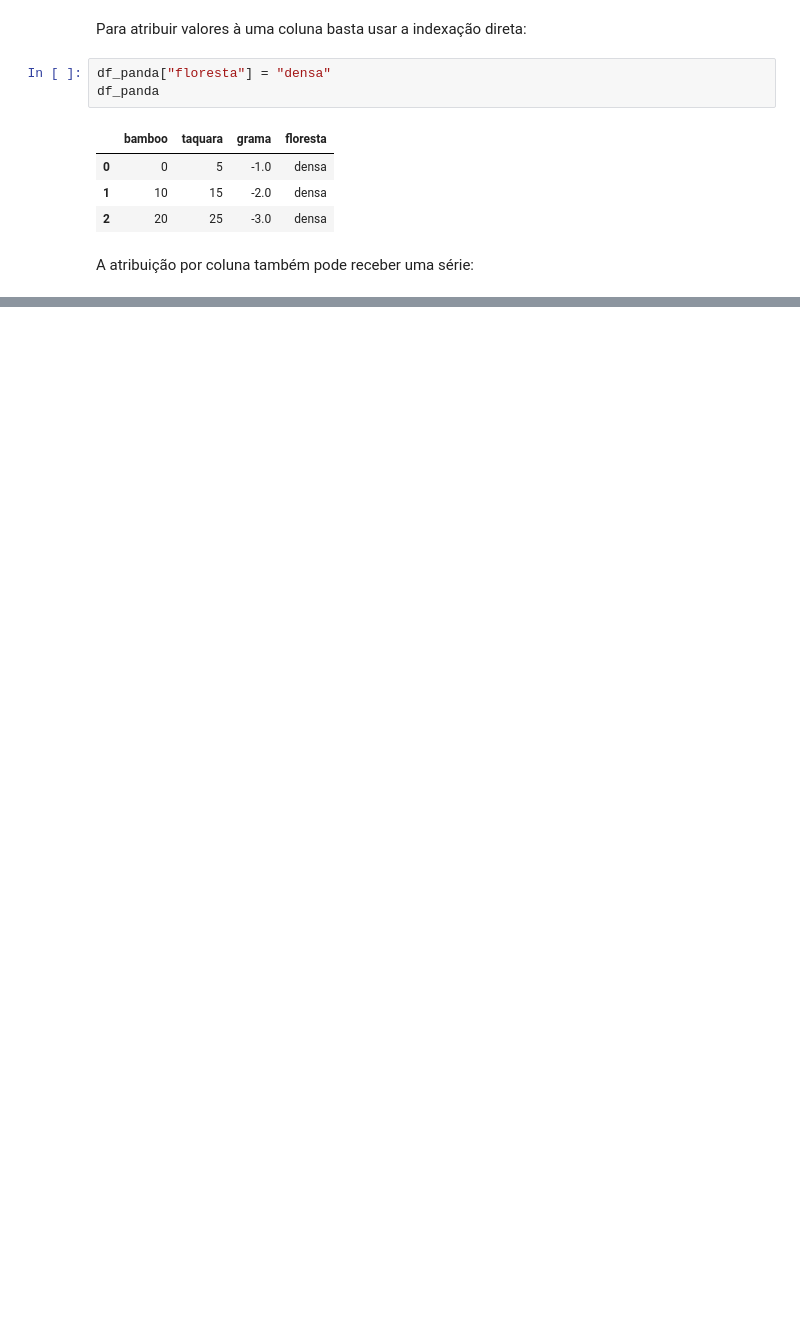
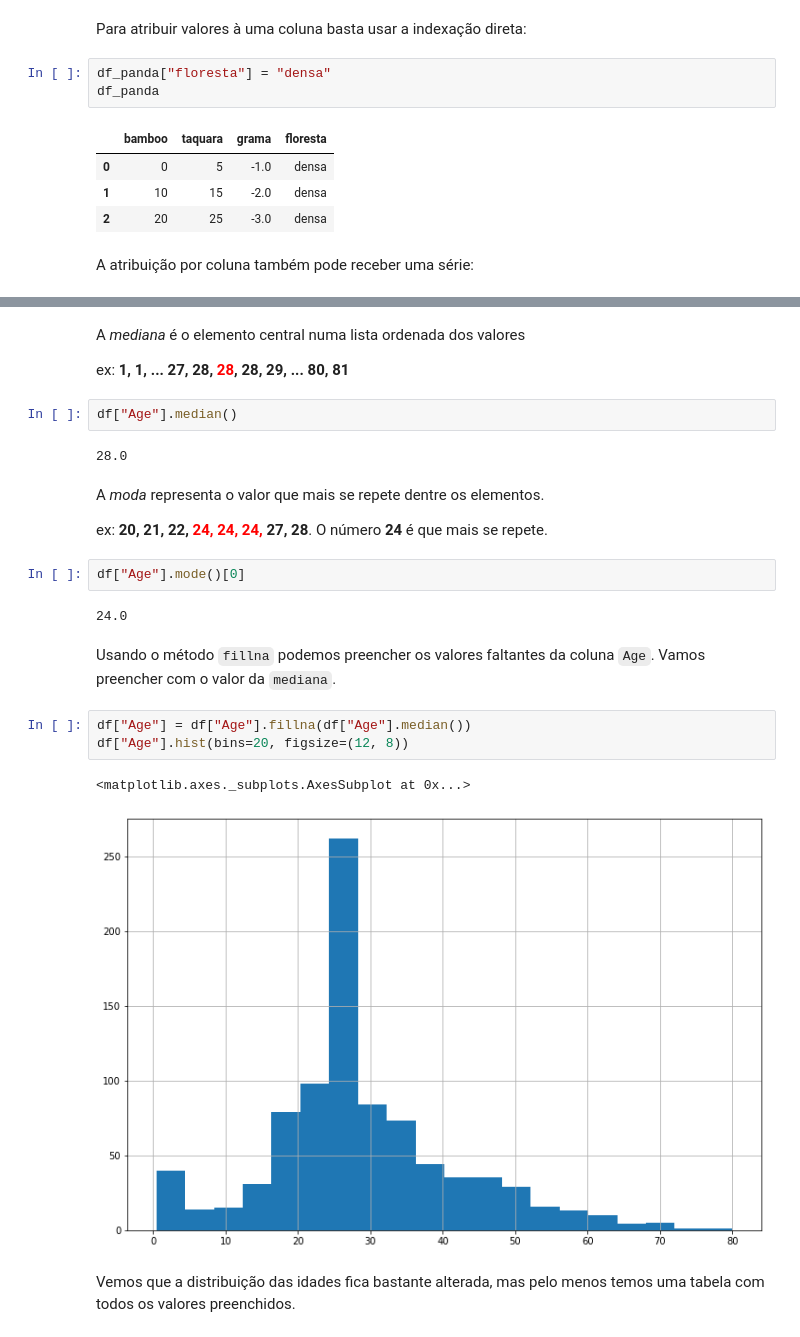
Before and after one commit to camilomenucheli/engenharia-de-features-com-pandas, a Jupyter notebook: Engenharia de Features com Pandas.ipynb, the cells around one changed output, grey strips where cells are left out. Cells and saved outputs as stored; diff of their text form; blank space fills up the shorter version.

```diff
--- a/Engenharia de Features com Pandas.ipynb
+++ b/Engenharia de Features com Pandas.ipynb
@@ -329,0 +600,26 @@ df_panda
+# %% [markdown]
+A _mediana_ é o elemento central numa lista ordenada dos valores
+
+ex: **1, 1, ... 27, 28, <span style="color: red">28</span>, 28, 29, ... 80, 81**
+# %%
+df["Age"].median()
+# %% [output]
+28.0
+# %% [markdown]
+A _moda_ representa o valor que mais se repete dentre os elementos.
+
+ex: **20, 21, 22, <span style="color: red">24, 24, 24,</span> 27, 28**. O número **24** é que mais se repete.
+# %%
+df["Age"].mode()[0]
+# %% [output]
+24.0
+# %% [markdown]
+Usando o método `fillna` podemos preencher os valores faltantes da coluna `Age`. Vamos preencher com o valor da `mediana`.
+# %%
+df["Age"] = df["Age"].fillna(df["Age"].median())
+df["Age"].hist(bins=20, figsize=(12, 8))
+# %% [output]
+<matplotlib.axes._subplots.AxesSubplot at 0x...>
+[figure, added]
+# %% [markdown]
+Vemos que a distribuição das idades fica bastante alterada, mas pelo menos temos uma tabela com todos os valores preenchidos.
```
Also changed, not shown: parts of 62 cells of this notebook.
